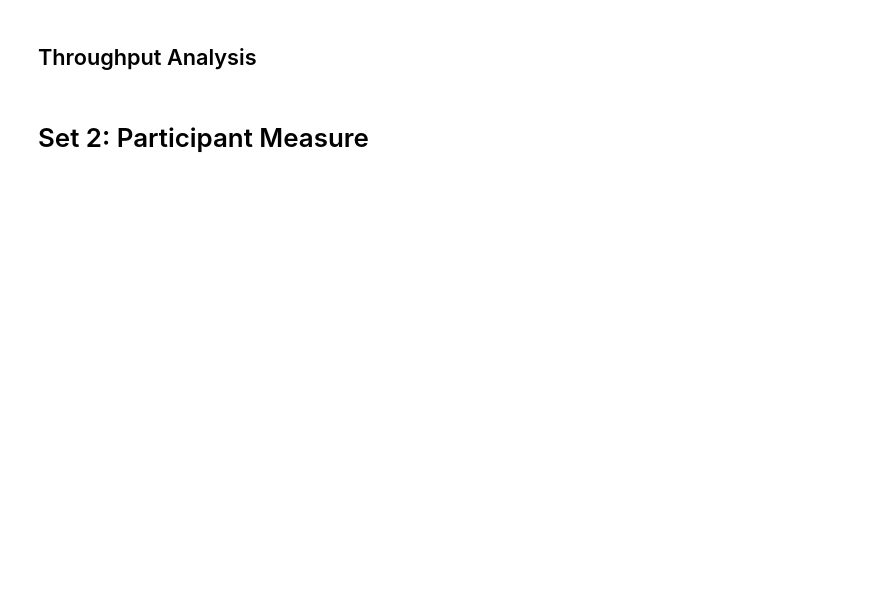
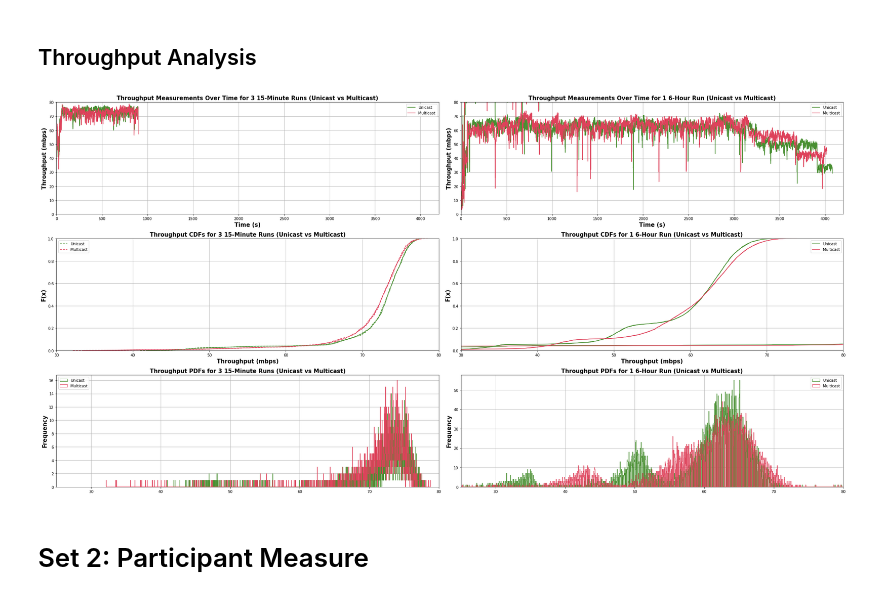
Before and after one commit to Blitz3r123/PATS-Data-Processing, a Jupyter notebook: 6 Hour Test Campaign Analysis.ipynb, the cells around one changed output. Drawn from its saved outputs; the diff is of its cells as text; code cells hidden in the pictures; blank space fills up the shorter version.

```diff
--- a/6 Hour Test Campaign Analysis.ipynb
+++ b/6 Hour Test Campaign Analysis.ipynb
@@ -226,10 +346,10 @@ for col in v1u_tp_df:
         ulabel = "Unicast"
         mlabel = "Multicast"
 
-    plot_pdf(v1u_tp_df[col], axes[2, 0], greens[0], ulabel)
-    plot_pdf(v1m_tp_df[col], axes[2, 0], reds[0], mlabel)
-    plot_pdf(v2u_tp_df[col], axes[2, 1], greens[0], ulabel)
-    plot_pdf(v2m_tp_df[col], axes[2, 1], reds[0], mlabel)
+    plot_hist(ulabel, v1u_tp_df[col], axes[2, 0], greens[0])
+    plot_hist(mlabel, v1m_tp_df[col], axes[2, 0], reds[0])
+    plot_hist(ulabel, v2u_tp_df[col], axes[2, 1], greens[0])
+    plot_hist(mlabel, v2m_tp_df[col], axes[2, 1], reds[0])
 
 # ---------------------------------------------------------------------------- #
 #                                   X-Labels                                   #
@@ -250,7 +370,7 @@ for ax in [axes[1, 0], axes[1, 1]]:
     ax.set_ylabel("F(x)", fontsize = 15, fontweight="bold")
 
 for ax in [axes[2, 0], axes[2, 1]]:
-    ax.set_ylabel("Density", fontsize = 15, fontweight="bold")
+    ax.set_ylabel("Frequency", fontsize = 15, fontweight="bold")
 
 # ---------------------------------------------------------------------------- #
 #                                    Titles                                    #
@@ -270,35 +390,41 @@ for ax in [axes[0, 0], axes[0, 1]]:
 
 for ax in [axes[1, 0], axes[1, 1]]:
     ax.set_xlim(xmin=30, xmax=80)
 
 for ax in [axes[2, 0], axes[2, 1]]:
     ax.set_xlim(xmin=25, xmax=80)
 
 # ---------------------------------------------------------------------------- #
 #                                   Y-Limits                                   #
 # ---------------------------------------------------------------------------- #
 for ax in [axes[0, 0], axes[0, 1]]:
     ax.set_ylim(ymin=0, ymax=80)
 
 for ax in [axes[1, 0], axes[1, 1]]:
     ax.set_ylim(ymin=0, ymax=1)
 
-for ax in [axes[2, 0], axes[2, 1]]:
-    ax.set_ylim(ymin=0, ymax=0.16)
 
 # ---------------------------------------------------------------------------- #
 #                                     Grids                                    #
 # ---------------------------------------------------------------------------- #
 for ax in axes.ravel():
     ax.grid()
 
 # ---------------------------------------------------------------------------- #
 #                                    Legends                                   #
 # ---------------------------------------------------------------------------- #
 for ax in axes.ravel():
     _ = ax.legend()
 
+# ---------------------------------------------------------------------------- #
+#                                 Code Archive                                 #
+# ---------------------------------------------------------------------------- #
+# for ax in [axes[2, 0], axes[2, 1]]:
+    # ax.set_ylim(ymin=0, ymax=0.16)
+
 plt.tight_layout()
+# %% [output]
+[figure, added]
 # %% [markdown]
 # Set 2: Participant Measure
 # %%
```
Also changed, not shown: parts of 15 cells of this notebook, 6 other files.
